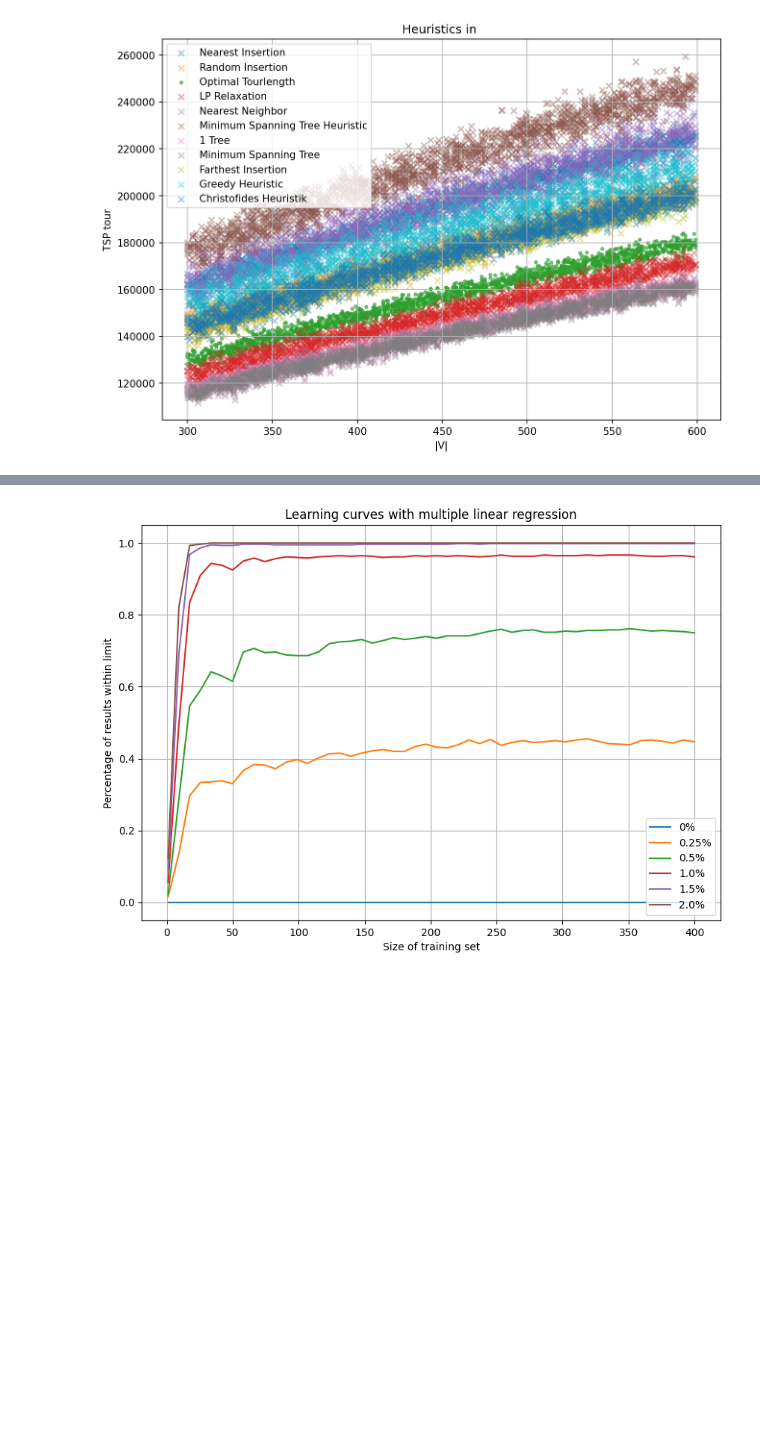
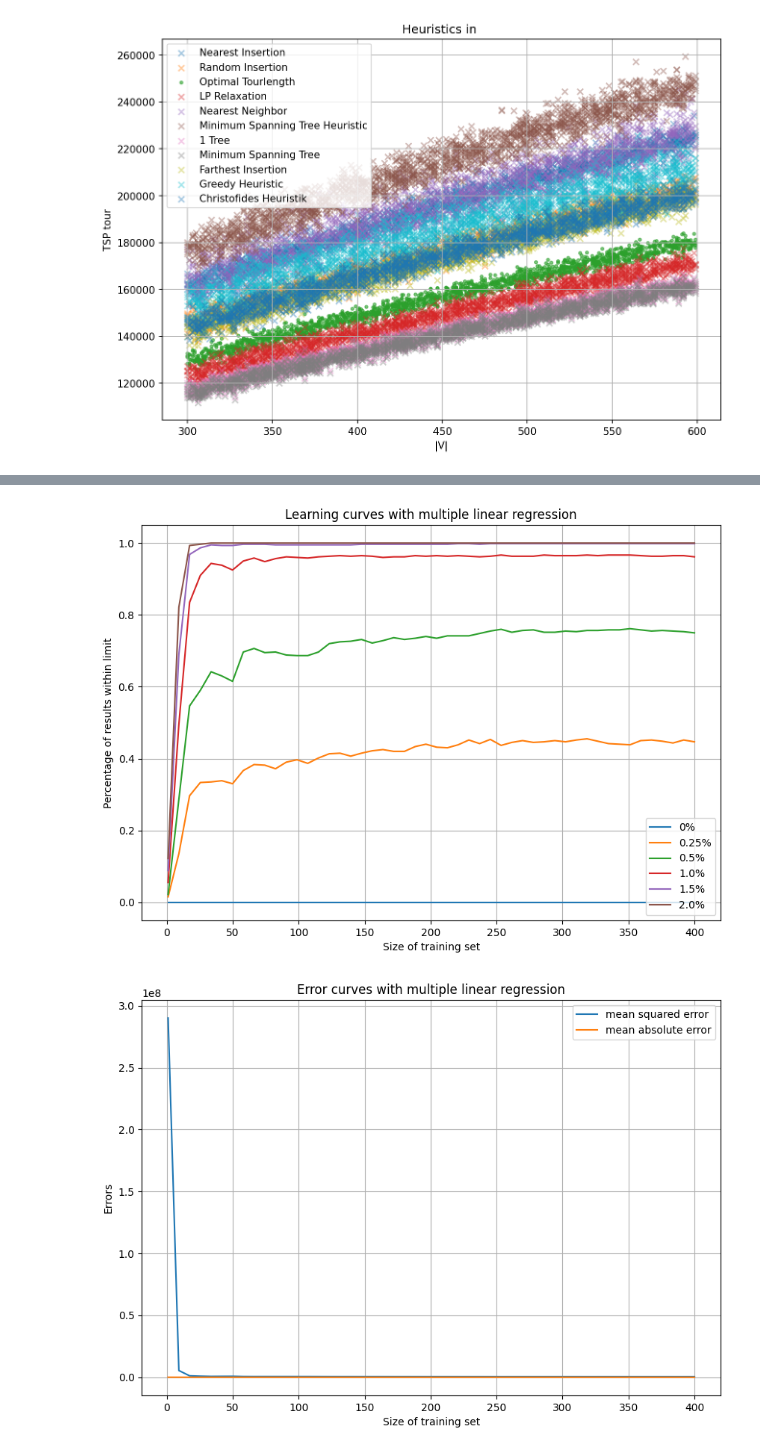
Before and after one commit to paulbrenker/decision-tsp, a Jupyter notebook: heuristics.ipynb, the cells around one changed output, grey strips where cells are left out. Drawn from its saved outputs; the diff is of its cells as text; code cells hidden in the pictures; blank space fills up the shorter version.

```diff
--- a/heuristics.ipynb
+++ b/heuristics.ipynb
@@ -17,8 +13,8 @@ def load_from_json(path: str):
     """Load a JSON object from a file into a variable"""
 
     with open(path, mode='r', encoding="utf-8") as json_file:
-        data = json.load(json_file)
-    return data
+        res = json.load(json_file)
+    return res
 # %%
 DIRECTORY_PATH = 'tspset1'
 
@@ -241,41 +222,71 @@ X = df_heuristics.drop(columns=['opt'])
 y = df_heuristics['opt']
 
 train_set_size = np.linspace(1, len(X)/5, num=50) / len(X)
-results = {0: [],0.0025: [], 0.005: [], 0.01: [], 0.015: [], 0.02: []}
+results = {
+    0: [],
+    0.0025: [],
+    0.005: [],
+    0.01: [],
+    0.015: [],
+    0.02: [],
+    'mean_squared_error': [],
+    'mean_absolute_error':[]
+}
 
 for t in train_set_size:
     #creating training and test data
     X_train, X_verify, y_train, y_verify = train_test_split(
         X, y, train_size=t, test_size=0.3, random_state=101)
 
     # creating a regression model
     model = LinearRegression()
     model.fit(X_train, y_train)
 
     # making predictions
     predictions = model.predict(X_verify)
 
-    for limit in results.keys():
-        above_limit = np.array(predictions < (y_verify * (1+limit)))
-        under_limit = np.array(predictions > (y_verify * (1-limit)))
+    #adding devs
+    results['mean_squared_error'].append(mean_squared_error(y_verify, predictions))
+    results['mean_absolute_error'].append(mean_absolute_error(y_verify, predictions))
+
+    for key, value in results.items():
+        if isinstance(key, str):
+            continue
+        above_limit = np.array(predictions < (y_verify * (1+key)))
+        under_limit = np.array(predictions > (y_verify * (1-key)))
 
         within_limits = np.logical_and(above_limit, under_limit)
 
-        correct_predictions_rel = np.count_nonzero(within_limits == True)/len(X_verify)
-        results[limit].append(correct_predictions_rel)
-
+        correct_predictions_rel = np.count_nonzero(within_limits)/len(X_verify)
+        value.append(correct_predictions_rel)
 
 #plotting the results
 plt.figure(figsize=(10, 7), dpi=100)
 
-for r,v in results.items():
-    plt.plot(train_set_size*len(X), v, label=str(r*100)+'%')
+for key, value in results.items():
+    if not isinstance(key, str):
+        plt.plot(train_set_size*len(X), value, label=str(key*100)+'%')
 
 plt.title('Learning curves with multiple linear regression')
 plt.xlabel('Size of training set')
 plt.ylabel('Percentage of results within limit')
 plt.grid(True)
 plt.legend(loc='lower right')
 plt.show()
+
+
+plt.figure(figsize=(10, 7), dpi=100)
+
+for key, value in results.items():
+    if isinstance(key, str):
+        plt.plot(train_set_size*len(X), value, label=key.replace('_',' '))
+
+plt.title('Error curves with multiple linear regression')
+plt.xlabel('Size of training set')
+plt.ylabel('Errors')
+plt.grid(True)
+plt.legend(loc='upper right')
+plt.show()
 # %% [output]
 [figure]
+[figure, added]
```
Also changed, not shown: parts of 5 cells of this notebook.
